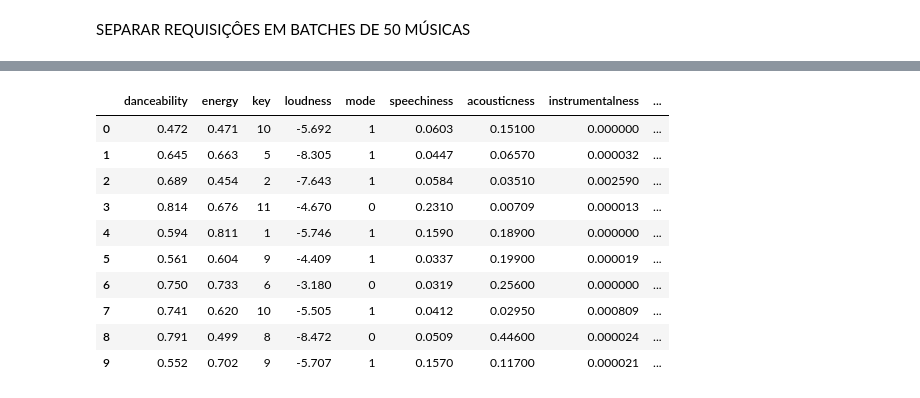
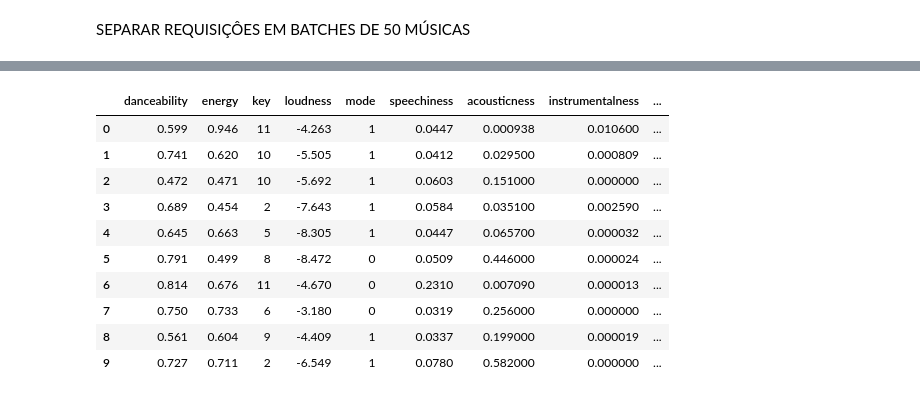
Before and after one commit to vinifm/spotify_hits, a Jupyter notebook: main.ipynb, the cells around one changed output, grey strips where cells are left out. Drawn from its saved outputs; the diff is of its cells as text; code cells hidden in the pictures.

```diff
--- a/main.ipynb
+++ b/main.ipynb
@@ -159,15 +175,15 @@ playlist_df.head(10).head(10)
 # %%
-features_df = pd.read_csv('top_songs_global_features.csv')
+features_df = pd.read_csv('top_songs_features.csv')
 features_df.head(10)
 # %% [output]
 |  | danceability | energy | key | loudness | mode | speechiness | acousticness | instrumentalness | ... |
-| 0 | 0.472 | 0.471 | 10 | -5.692 | 1 | 0.0603 | 0.15100 | 0.000000 | ... |
-| 1 | 0.645 | 0.663 | 5 | -8.305 | 1 | 0.0447 | 0.06570 | 0.000032 | ... |
-| 2 | 0.689 | 0.454 | 2 | -7.643 | 1 | 0.0584 | 0.03510 | 0.002590 | ... |
-| 3 | 0.814 | 0.676 | 11 | -4.670 | 0 | 0.2310 | 0.00709 | 0.000013 | ... |
-| 4 | 0.594 | 0.811 | 1 | -5.746 | 1 | 0.1590 | 0.18900 | 0.000000 | ... |
-| 5 | 0.561 | 0.604 | 9 | -4.409 | 1 | 0.0337 | 0.19900 | 0.000019 | ... |
-| 6 | 0.750 | 0.733 | 6 | -3.180 | 0 | 0.0319 | 0.25600 | 0.000000 | ... |
-| 7 | 0.741 | 0.620 | 10 | -5.505 | 1 | 0.0412 | 0.02950 | 0.000809 | ... |
-| 8 | 0.791 | 0.499 | 8 | -8.472 | 0 | 0.0509 | 0.44600 | 0.000024 | ... |
-| 9 | 0.552 | 0.702 | 9 | -5.707 | 1 | 0.1570 | 0.11700 | 0.000021 | ... |
+| 0 | 0.599 | 0.946 | 11 | -4.263 | 1 | 0.0447 | 0.000938 | 0.010600 | ... |
+| 1 | 0.741 | 0.620 | 10 | -5.505 | 1 | 0.0412 | 0.029500 | 0.000809 | ... |
+| 2 | 0.472 | 0.471 | 10 | -5.692 | 1 | 0.0603 | 0.151000 | 0.000000 | ... |
+| 3 | 0.689 | 0.454 | 2 | -7.643 | 1 | 0.0584 | 0.035100 | 0.002590 | ... |
+| 4 | 0.645 | 0.663 | 5 | -8.305 | 1 | 0.0447 | 0.065700 | 0.000032 | ... |
+| 5 | 0.791 | 0.499 | 8 | -8.472 | 0 | 0.0509 | 0.446000 | 0.000024 | ... |
+| 6 | 0.814 | 0.676 | 11 | -4.670 | 0 | 0.2310 | 0.007090 | 0.000013 | ... |
+| 7 | 0.750 | 0.733 | 6 | -3.180 | 0 | 0.0319 | 0.256000 | 0.000000 | ... |
+| 8 | 0.561 | 0.604 | 9 | -4.409 | 1 | 0.0337 | 0.199000 | 0.000019 | ... |
+| 9 | 0.727 | 0.711 | 2 | -6.549 | 1 | 0.0780 | 0.582000 | 0.000000 | ... |
```
Also changed, not shown: parts of 4 cells of this notebook, 3 other files.
